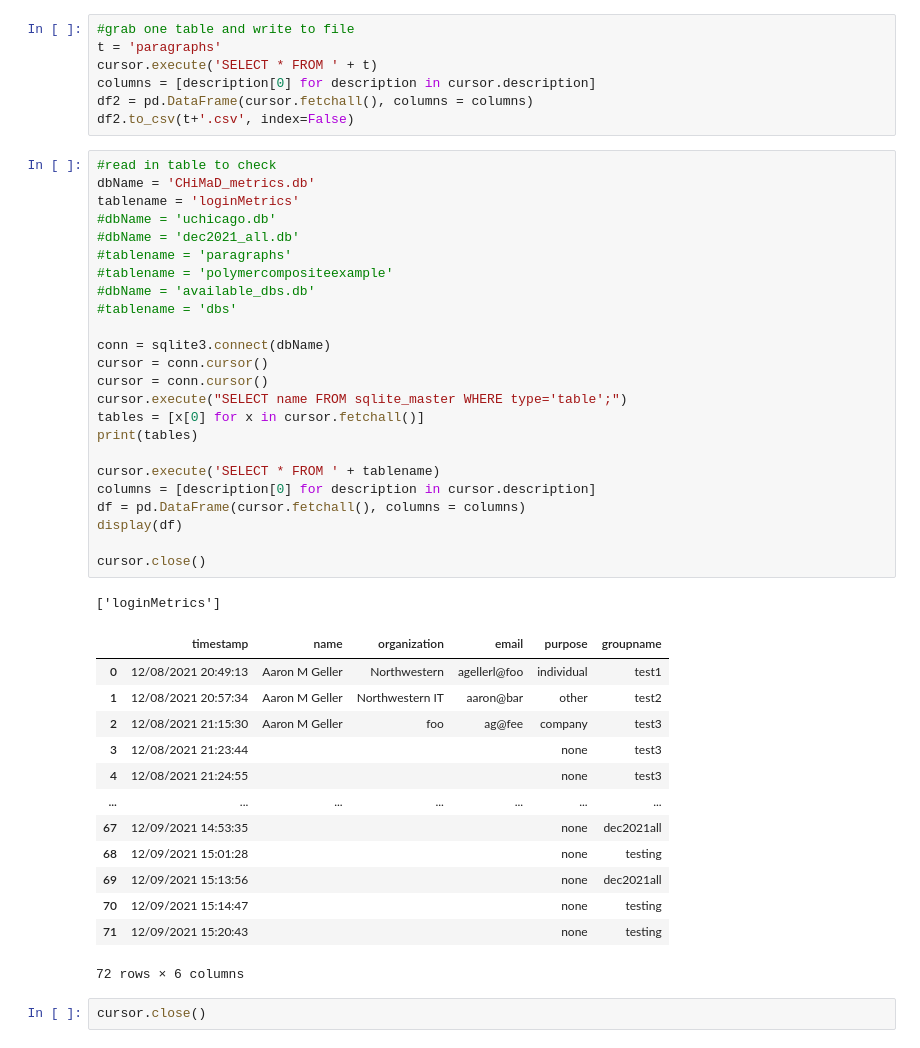
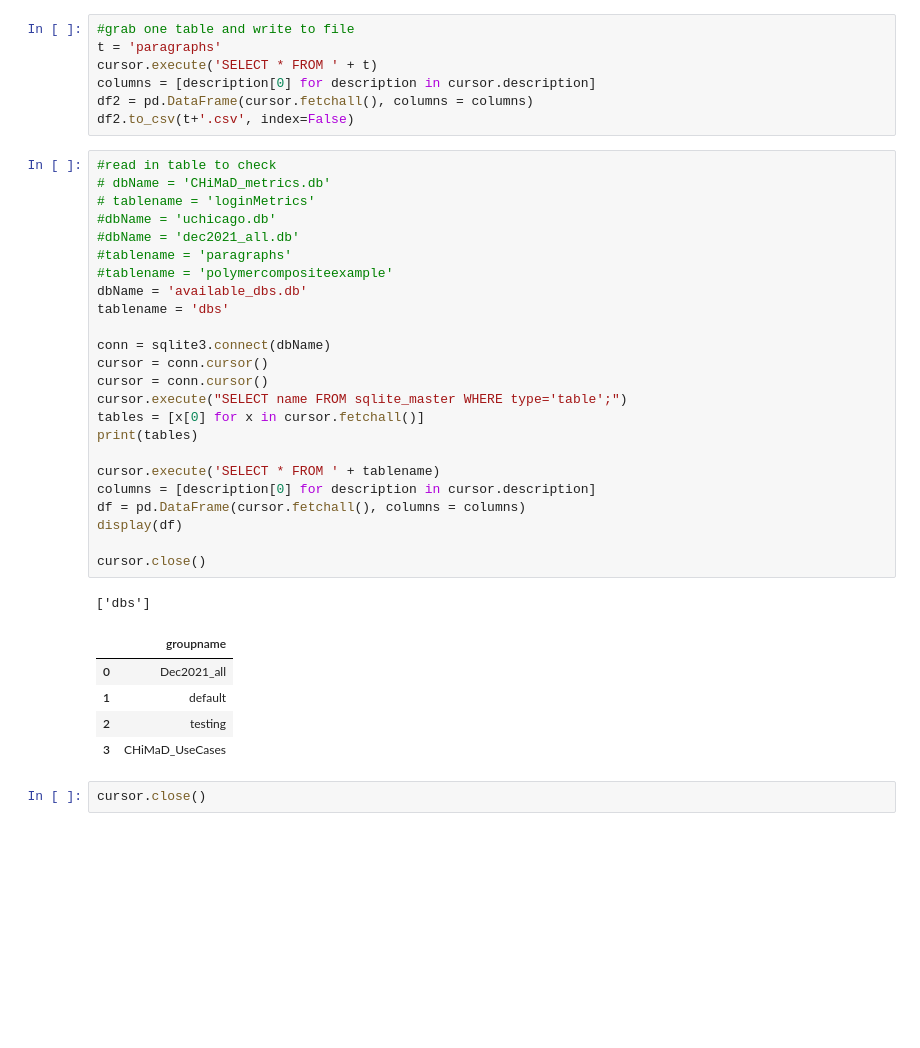
Before and after one commit to ageller/CHiMaDSystemDesignToolbox, a Jupyter notebook: chimadApp/app/static/data/sqlite3/pandas_to_sqlite3.ipynb, the cells around one changed output. Saved outputs shown, nothing was run; the diff lists cells and outputs as text; blank space fills up the shorter version.

```diff
--- a/chimadApp/app/static/data/sqlite3/pandas_to_sqlite3.ipynb
+++ b/chimadApp/app/static/data/sqlite3/pandas_to_sqlite3.ipynb
@@ -249,43 +251,35 @@ df2 = pd.DataFrame(cursor.fetchall(), columns = columns)
 df2.to_csv(t+'.csv', index=False)
 # %%
 #read in table to check
-dbName = 'CHiMaD_metrics.db'
-tablename = 'loginMetrics'
+# dbName = 'CHiMaD_metrics.db'
+# tablename = 'loginMetrics'
 #dbName = 'uchicago.db'
 #dbName = 'dec2021_all.db'
 #tablename = 'paragraphs'
 #tablename = 'polymercompositeexample'
-#dbName = 'available_dbs.db'
-#tablename = 'dbs'
+dbName = 'available_dbs.db'
+tablename = 'dbs'
 
 conn = sqlite3.connect(dbName)
 cursor = conn.cursor()
 cursor = conn.cursor()
 cursor.execute("SELECT name FROM sqlite_master WHERE type='table';")
 tables = [x[0] for x in cursor.fetchall()]
 print(tables)
 
 cursor.execute('SELECT * FROM ' + tablename)
 columns = [description[0] for description in cursor.description]
 df = pd.DataFrame(cursor.fetchall(), columns = columns)
 display(df)
 
 cursor.close()
 # %% [output]
-['loginMetrics']
+['dbs']
-|  | timestamp | name | organization | email | purpose | groupname |
-| 0 | 12/08/2021 20:49:13 | Aaron M Geller | Northwestern | agellerl@foo | individual | test1 |
-| 1 | 12/08/2021 20:57:34 | Aaron M Geller | Northwestern IT | aaron@bar | other | test2 |
-| 2 | 12/08/2021 21:15:30 | Aaron M Geller | foo | ag@fee | company | test3 |
-| 3 | 12/08/2021 21:23:44 |  |  |  | none | test3 |
-| 4 | 12/08/2021 21:24:55 |  |  |  | none | test3 |
-| ... | ... | ... | ... | ... | ... | ... |
-| 67 | 12/09/2021 14:53:35 |  |  |  | none | dec2021all |
-| 68 | 12/09/2021 15:01:28 |  |  |  | none | testing |
-| 69 | 12/09/2021 15:13:56 |  |  |  | none | dec2021all |
-| 70 | 12/09/2021 15:14:47 |  |  |  | none | testing |
-| 71 | 12/09/2021 15:20:43 |  |  |  | none | testing |
+|  | groupname |
+| 0 | Dec2021_all |
+| 1 | default |
+| 2 | testing |
+| 3 | CHiMaD_UseCases |
-72 rows × 6 columns
 # %%
 cursor.close()
 # %%
```
Also changed, not shown: parts of 10 cells of this notebook, 4 other files.
